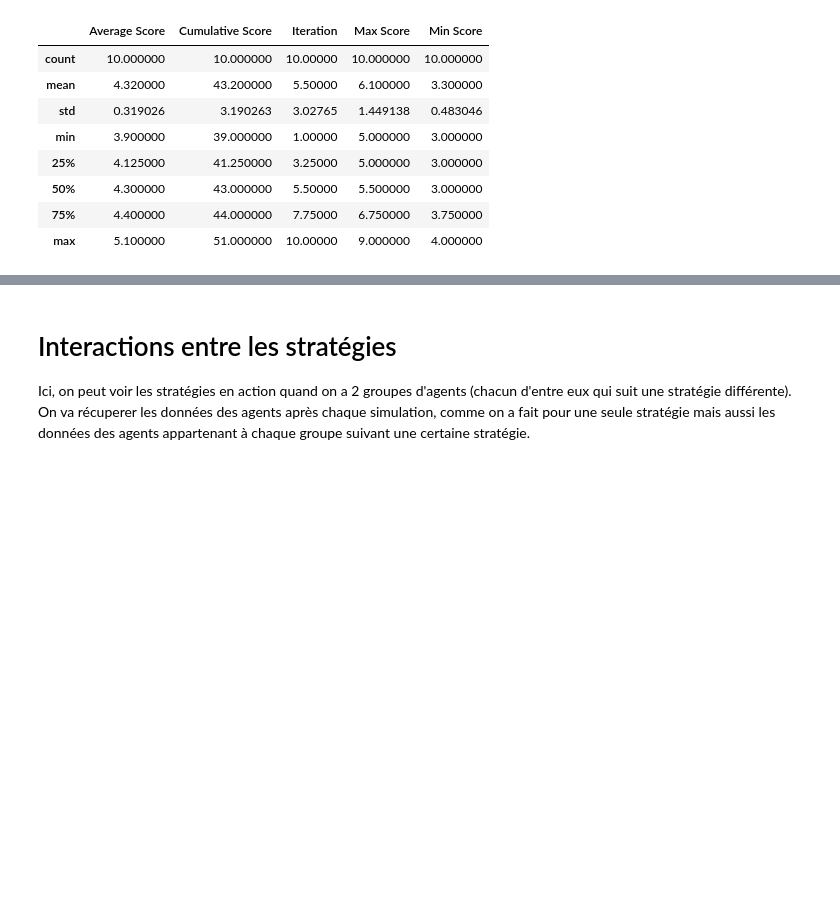
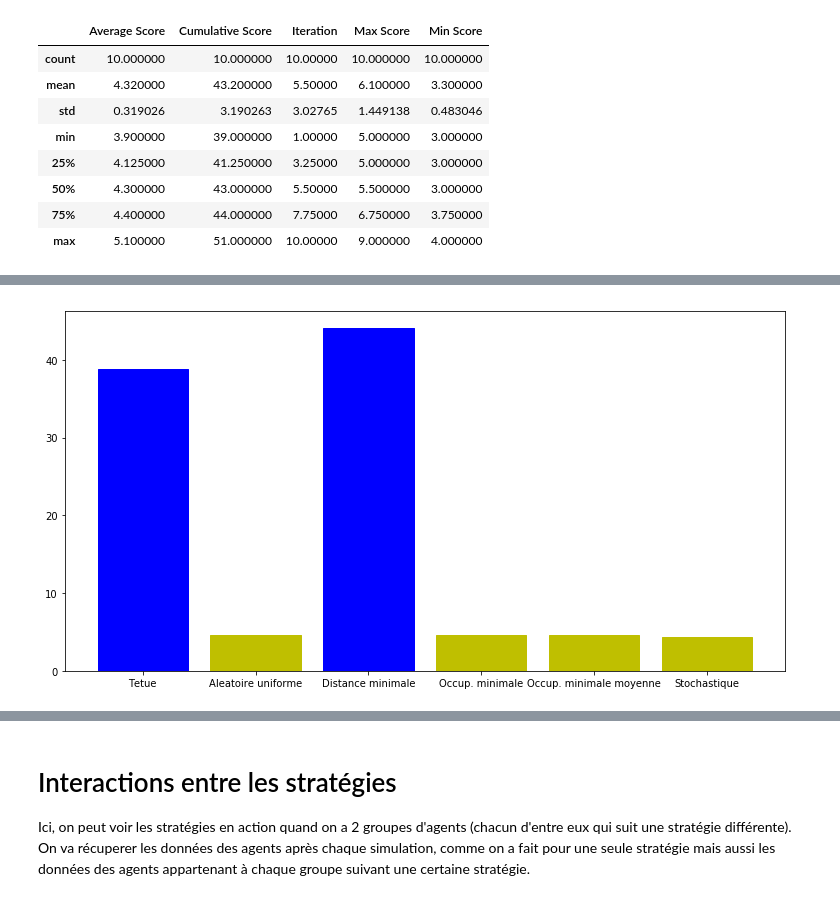
Before and after one commit to SU-3IN025-fev2020/projet-kolkata-quaranteam, a Jupyter notebook: Resultats.ipynb, the cells around one changed output, grey strips where cells are left out. Cells and saved outputs as stored; diff of their text form; code cells hidden in the pictures; blank space fills up the shorter version.

```diff
--- a/Resultats.ipynb
+++ b/Resultats.ipynb
@@ -282,0 +316,12 @@ df_stochastic.describe()
+# %%
+strat = ['Tetue','Aleatoire uniforme','Distance minimale','Occup. minimale', 'Occup. minimale moyenne','Stochastique']
+score_attendu = [38.85, 4.65, 44.1, 4.55, 4.66, 4.32]
+colors = ['b','y','b','y','y','y']
+fig = plt.figure(figsize=(10,5))
+ax = fig.add_axes([0,0,1,1])
+ax.bar(strat,score_attendu)
+for x,c in zip(ax.get_children(), colors):
+    x.set_color(c)
+plt.show()
+# %% [output]
+[figure, added]
```
Also changed, not shown: parts of 24 cells of this notebook.
